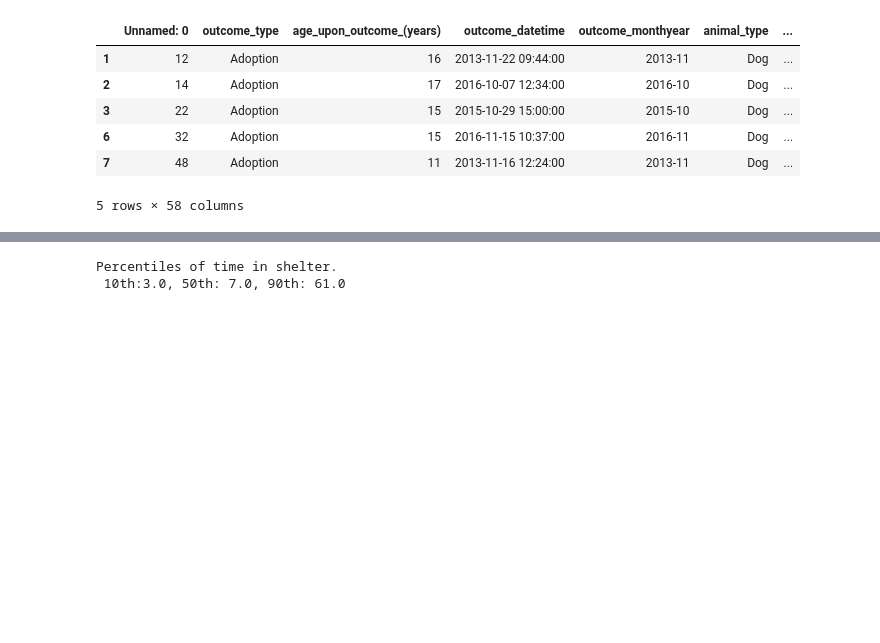
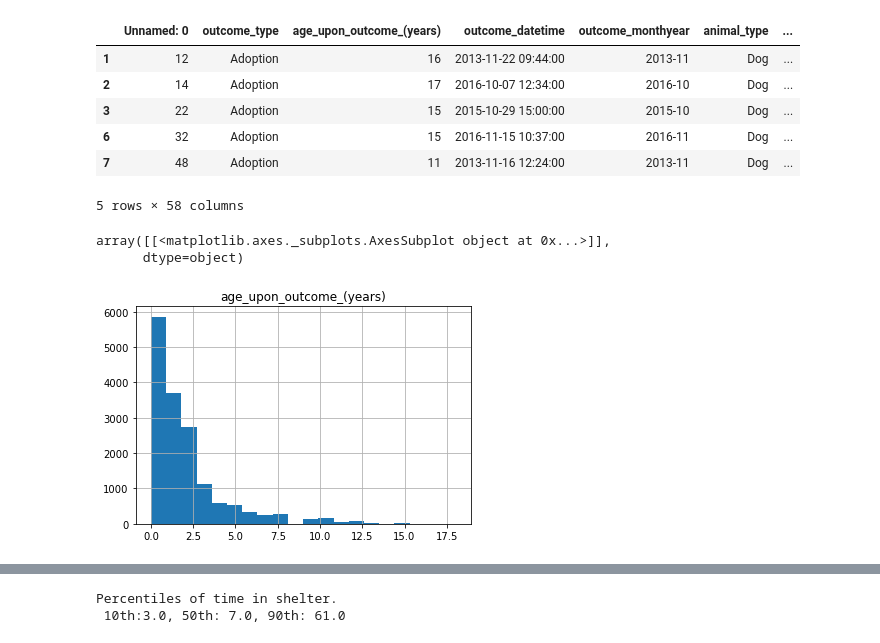
Before and after one commit to amandawhite013/CapstoneTwo, a Jupyter notebook: Preprocessing_and_Modeling.ipynb, the cells around one changed output, grey strips where cells are left out. Saved outputs shown, nothing was run; the diff lists cells and outputs as text; code cells hidden in the pictures; blank space fills up the shorter version.

```diff
--- a/Preprocessing_and_Modeling.ipynb
+++ b/Preprocessing_and_Modeling.ipynb
@@ -28,3 +29,10 @@ df.head()
 # %%
 #creating dummy variables for the remaining categorical variables
 df = pd.get_dummies(df, columns=['intake_condition', 'intake_type', 'sex_upon_outcome'], prefix=['intake_cond', 'intake_type', 'gender'])
+# %%
+#age probably needs to be scaled to normalize the distribution more
+df[['age_upon_outcome_(years)']].hist(bins=20)
+# %% [output]
+array([[<matplotlib.axes._subplots.AxesSubplot object at 0x...>]],
+      dtype=object)
+[figure, added]
```
Also changed, not shown: parts of 14 cells of this notebook.
